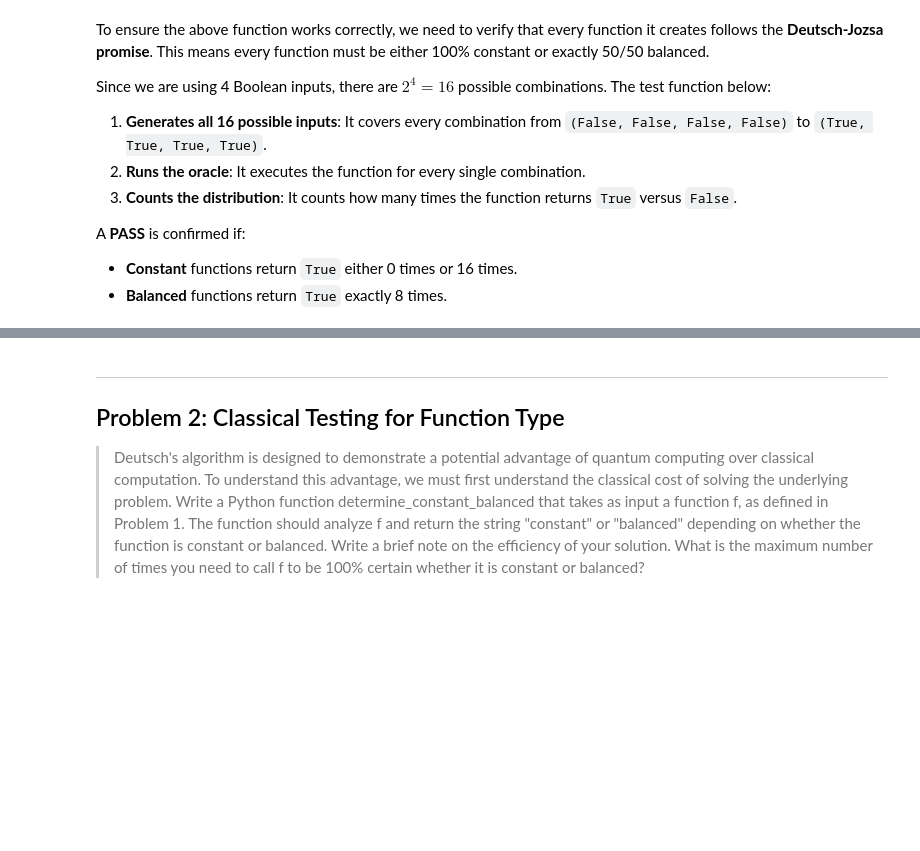
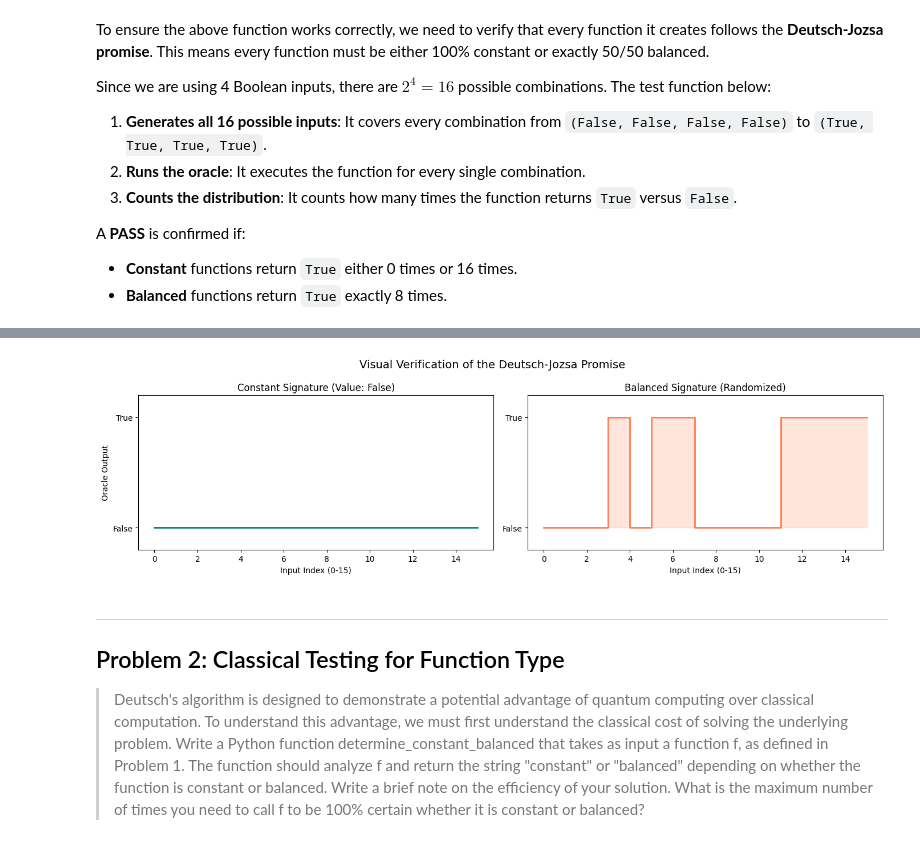
Before and after one commit to MatthewMcCarthy1/emerging-technologies, a Jupyter notebook: problems.ipynb, the cells around one changed output, grey strips where cells are left out. Cells and saved outputs as stored; diff of their text form; code cells hidden in the pictures; blank space fills up the shorter version.

```diff
--- a/problems.ipynb
+++ b/problems.ipynb
@@ -160,3 +209,29 @@ Result: PASS - Type: Balanced - True: 8, False: 8
+# %%
+# Visualizing the functional "signatures"
+fig, (ax1, ax2) = plt.subplots(1, 2, figsize=(14, 4))
+
+# Step plots are used to represent the discrete binary nature of the outputs
+ax1.step(range(16), df_viz['Constant Oracle'].astype(int), where='post', color='teal', linewidth=2)
+ax1.fill_between(range(16), df_viz['Constant Oracle'].astype(int), step="post", alpha=0.2, color='teal')
+ax1.set_title(f"Constant Signature (Value: {df_viz['Constant Oracle'][0]})")
+
+ax2.step(range(16), df_viz['Balanced Oracle'].astype(int), where='post', color='coral', linewidth=2)
+ax2.fill_between(range(16), df_viz['Balanced Oracle'].astype(int), step="post", alpha=0.2, color='coral')
+ax2.set_title("Balanced Signature (Randomized)")
+
+# Standardizing axes for Boolean comparison
+for ax in [ax1, ax2]:
+    ax.set_ylim(-0.2, 1.2)
+    ax.set_yticks([0, 1])
+    ax.set_yticklabels(['False', 'True'])
+    ax.set_xlabel("Input Index (0-15)")
+
+ax1.set_ylabel("Oracle Output")
+plt.suptitle("Visual Verification of the Deutsch-Jozsa Promise", fontsize=14)
+plt.tight_layout()
+plt.show()
+# %% [output]
+[figure, added]
 # %% [markdown]
 ---
 ## Problem 2: Classical Testing for Function Type
```
Also changed, not shown: parts of 4 cells of this notebook, 1 other file.
